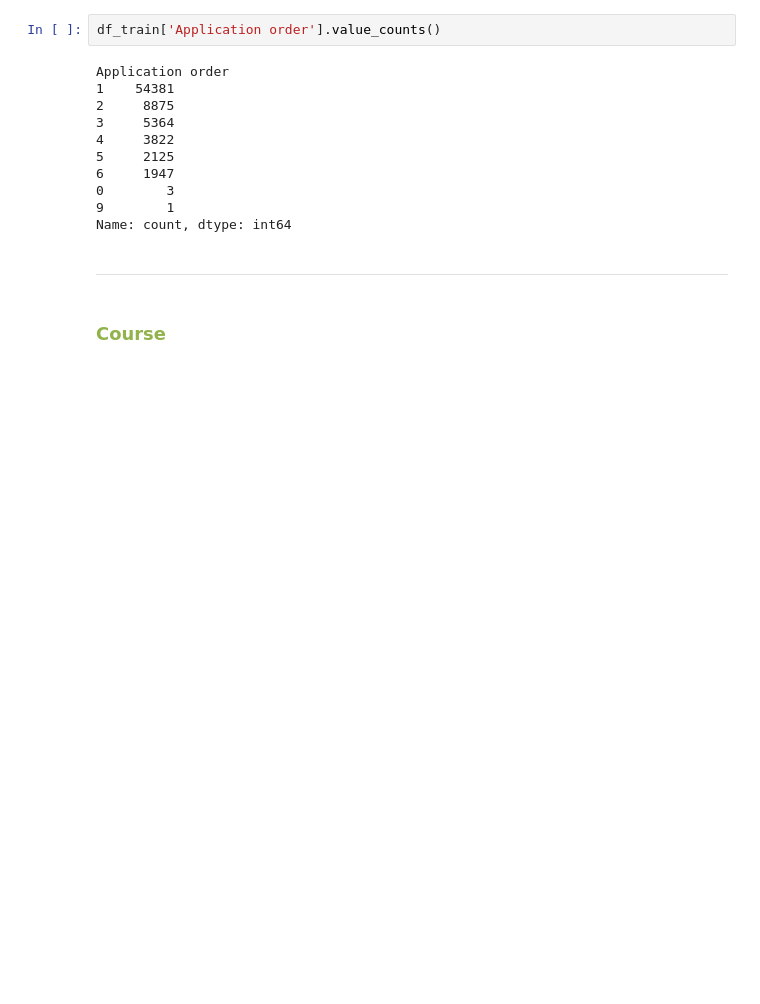
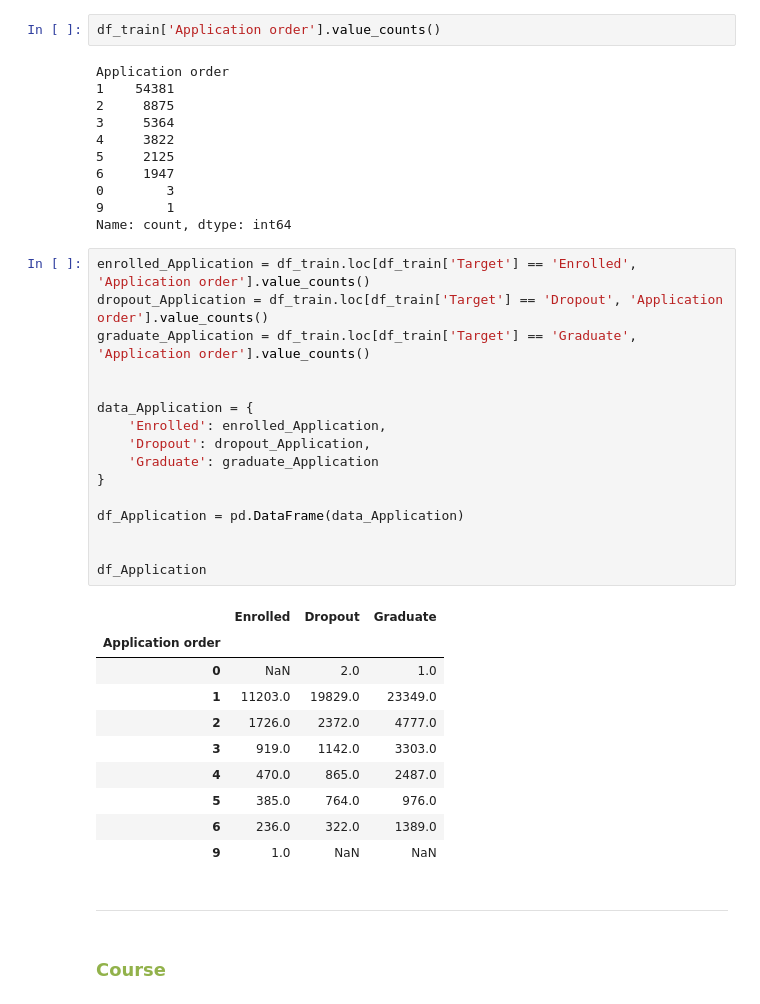
Before and after one commit to hibahdesu/Kaggle-Competitions, a Jupyter notebook: Classification with an Academic Success Dataset/My Analysis Part.ipynb, the cells around one changed output. Drawn from its saved outputs; the diff is of its cells as text; blank space fills up the shorter version.

```diff
--- a/Classification with an Academic Success Dataset/My Analysis Part.ipynb
+++ b/Classification with an Academic Success Dataset/My Analysis Part.ipynb
@@ -353,6 +353,33 @@ Application order
 0        3
 9        1
 Name: count, dtype: int64
+# %%
+enrolled_Application = df_train.loc[df_train['Target'] == 'Enrolled', 'Application order'].value_counts()
+dropout_Application = df_train.loc[df_train['Target'] == 'Dropout', 'Application order'].value_counts()
+graduate_Application = df_train.loc[df_train['Target'] == 'Graduate', 'Application order'].value_counts()
+
+
+data_Application = {
+    'Enrolled': enrolled_Application,
+    'Dropout': dropout_Application,
+    'Graduate': graduate_Application
+}
+
+df_Application = pd.DataFrame(data_Application)
+
+
+df_Application
+# %% [output]
+|  | Enrolled | Dropout | Graduate |
+| Application order |  |  |  |
+| 0 | NaN | 2.0 | 1.0 |
+| 1 | 11203.0 | 19829.0 | 23349.0 |
+| 2 | 1726.0 | 2372.0 | 4777.0 |
+| 3 | 919.0 | 1142.0 | 3303.0 |
+| 4 | 470.0 | 865.0 | 2487.0 |
+| 5 | 385.0 | 764.0 | 976.0 |
+| 6 | 236.0 | 322.0 | 1389.0 |
+| 9 | 1.0 | NaN | NaN |
 # %% [markdown]
 <hr/>
 # %% [markdown]
```
Also changed, not shown: parts of 7 cells of this notebook.
